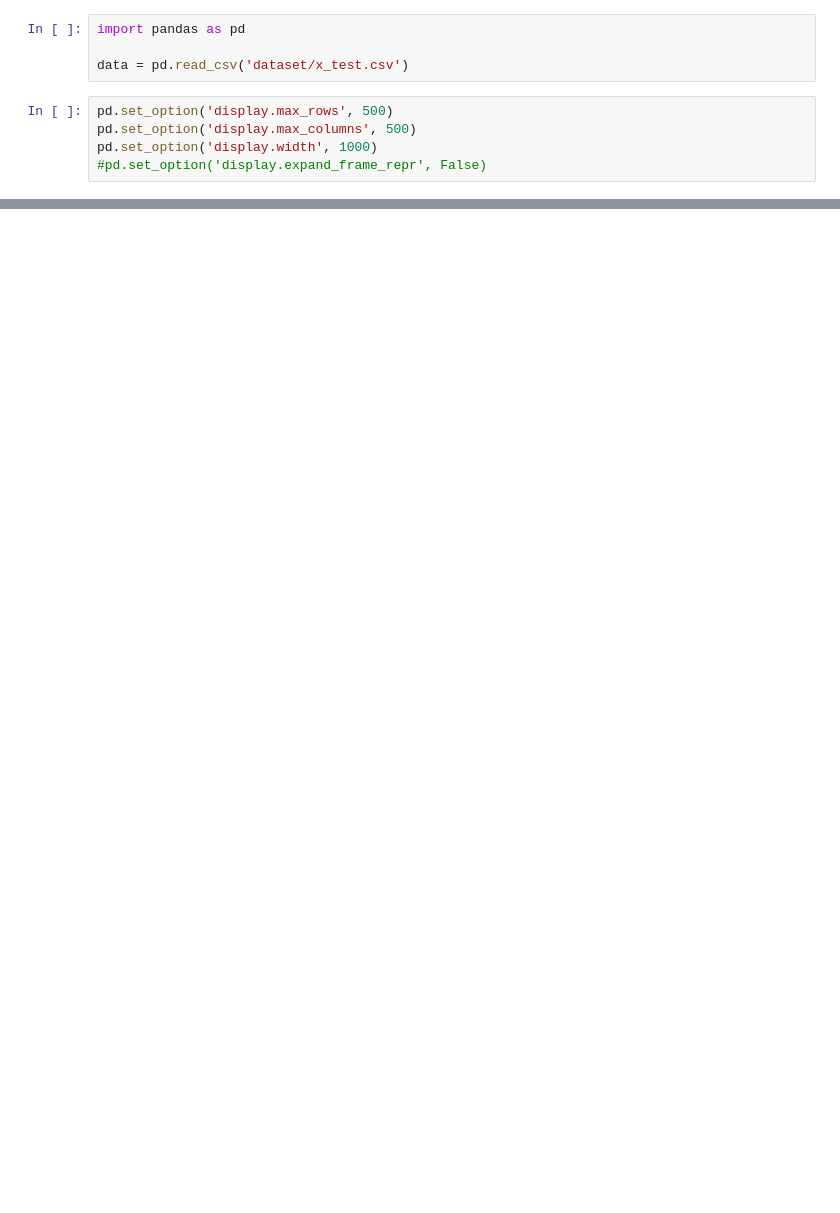
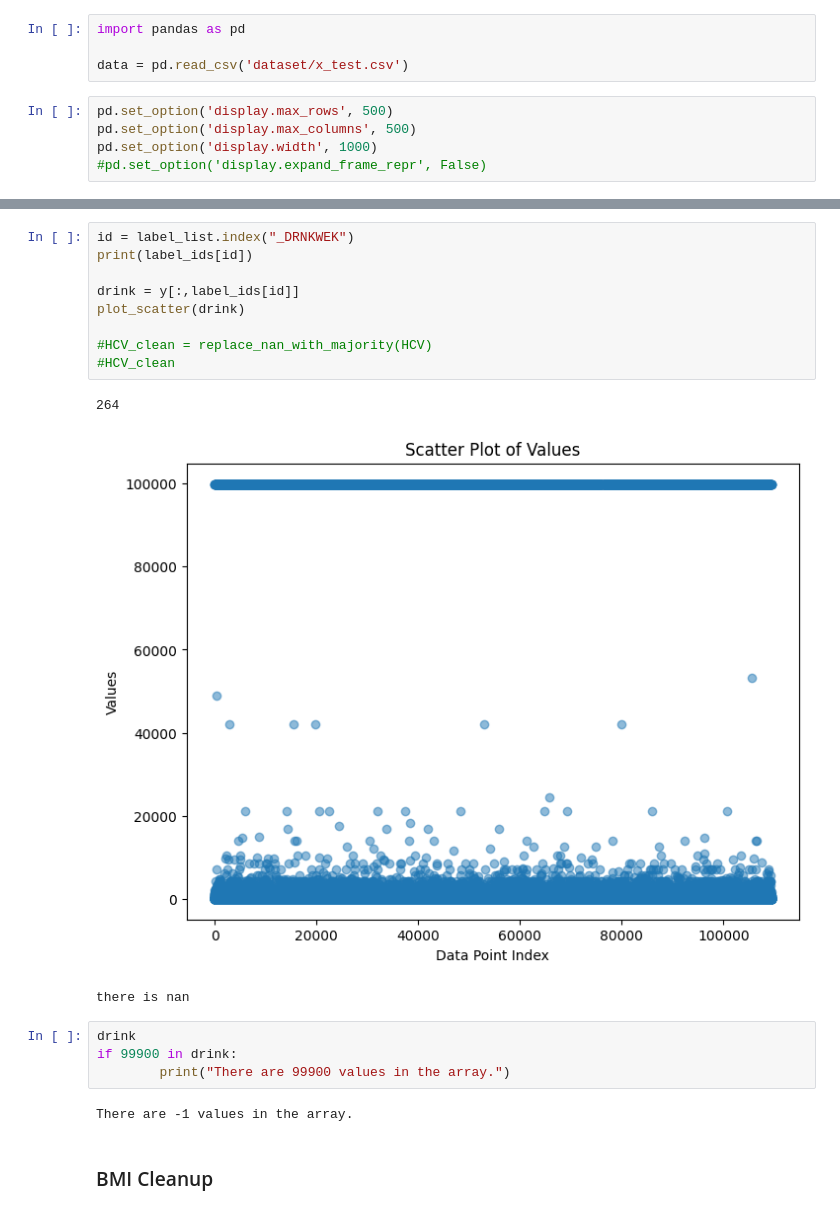
Before and after one commit to julijul-3/ML_project1, a Jupyter notebook: run.ipynb, the cells around one changed output, grey strips where cells are left out. Cells and saved outputs as stored; diff of their text form; blank space fills up the shorter version.

Commit message:
clean up + csv

```diff
--- a/run.ipynb
+++ b/run.ipynb
@@ -140,0 +205,21 @@ Name: EXERHMM2, dtype: float64
+# %%
+id = label_list.index("_DRNKWEK")
+print(label_ids[id])
+
+drink = y[:,label_ids[id]]
+plot_scatter(drink)
+
+#HCV_clean = replace_nan_with_majority(HCV)
+#HCV_clean
+# %% [output]
+264
+[figure, added]
+there is nan
+# %%
+drink
+if 99900 in drink:
+        print("There are 99900 values in the array.")
+# %% [output]
+There are -1 values in the array.
+# %% [markdown]
+### BMI Cleanup
```
Also changed, not shown: parts of 25 cells of this notebook, 1 other file.
